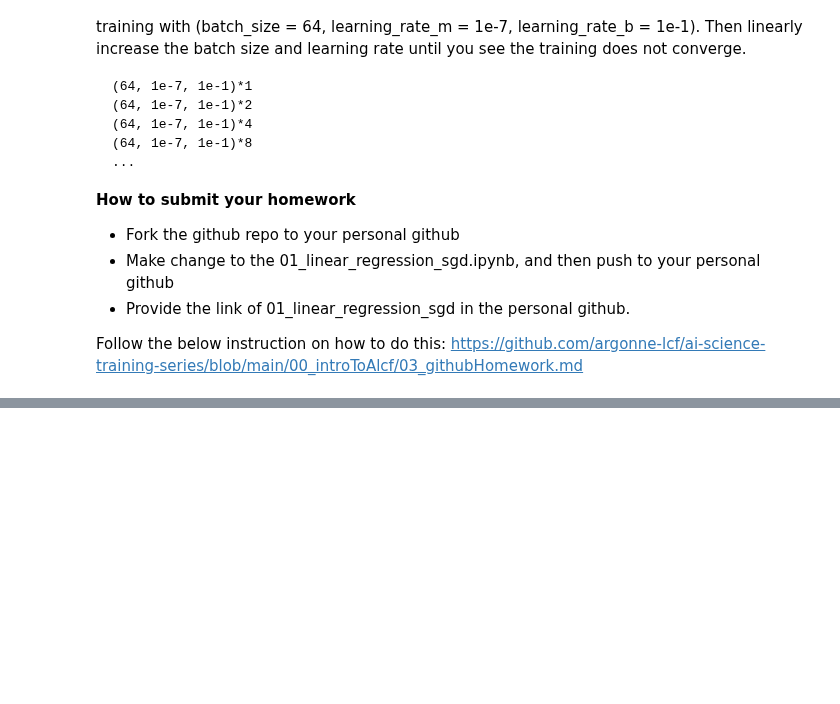
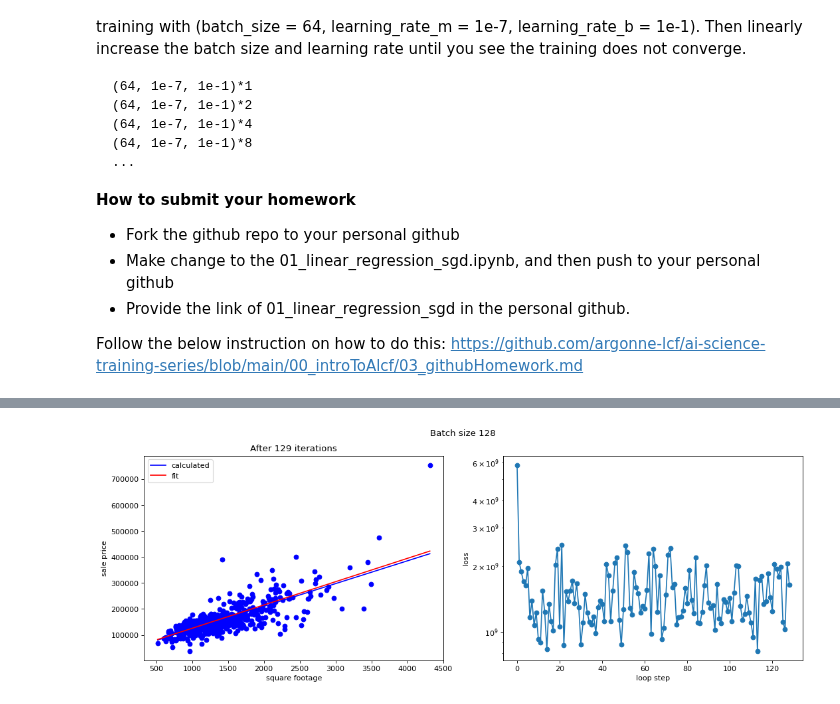
Before and after one commit to argonne-lcf/ai-science-training-series, a Jupyter notebook: 01_intro_AI_on_Supercomputer/01_linear_regression_sgd.ipynb, the cells around one changed output, grey strips where cells are left out. Cells and saved outputs as stored; diff of their text form; code cells hidden in the pictures; blank space fills up the shorter version.

```diff
--- a/01_intro_AI_on_Supercomputer/01_linear_regression_sgd.ipynb
+++ b/01_intro_AI_on_Supercomputer/01_linear_regression_sgd.ipynb
@@ -393,0 +456,4 @@ https://github.com/argonne-lcf/ai-science-training-series/blob/main/00_introToAl
+# %%
+SGD(128, 5.0, 1000.0, 1e-7, 1e-1)
+# %% [output]
+[figure, added]
```
Also changed, not shown: parts of 17 cells of this notebook.
